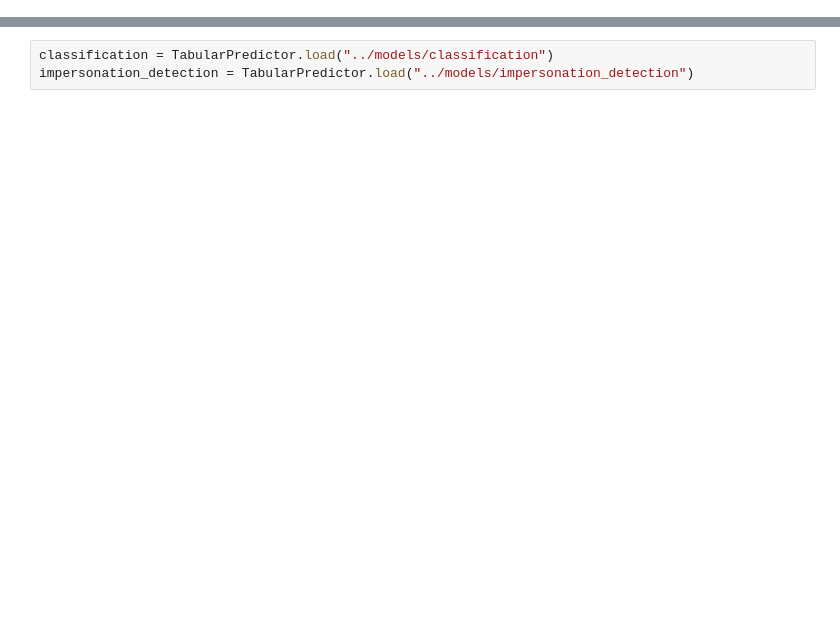
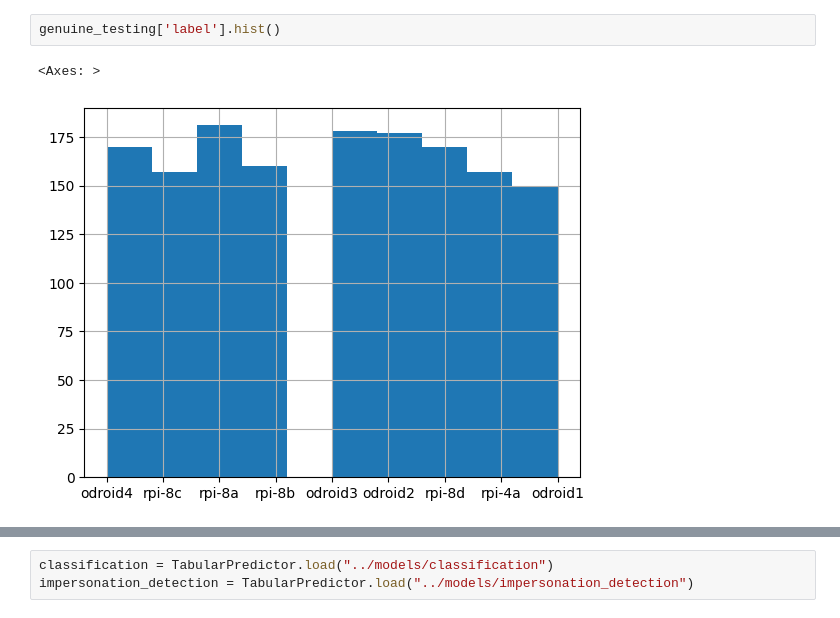
Before and after one commit to brite3001/IoT-GPU-ID, a Jupyter notebook: Experiment 3 - Authentication Model/Auth traces needed.ipynb, the cells around one changed output, grey strips where cells are left out. Drawn from its saved outputs; the diff is of its cells as text; blank space fills up the shorter version.

```diff
--- a/Experiment 3 - Authentication Model/Auth traces needed.ipynb
+++ b/Experiment 3 - Authentication Model/Auth traces needed.ipynb
@@ -5,0 +34,5 @@ import seaborn as sns
+# %%
+genuine_testing['label'].hist()
+# %% [output]
+<Axes: >
+[figure, added]
```
Also changed, not shown: parts of 18 cells of this notebook.
